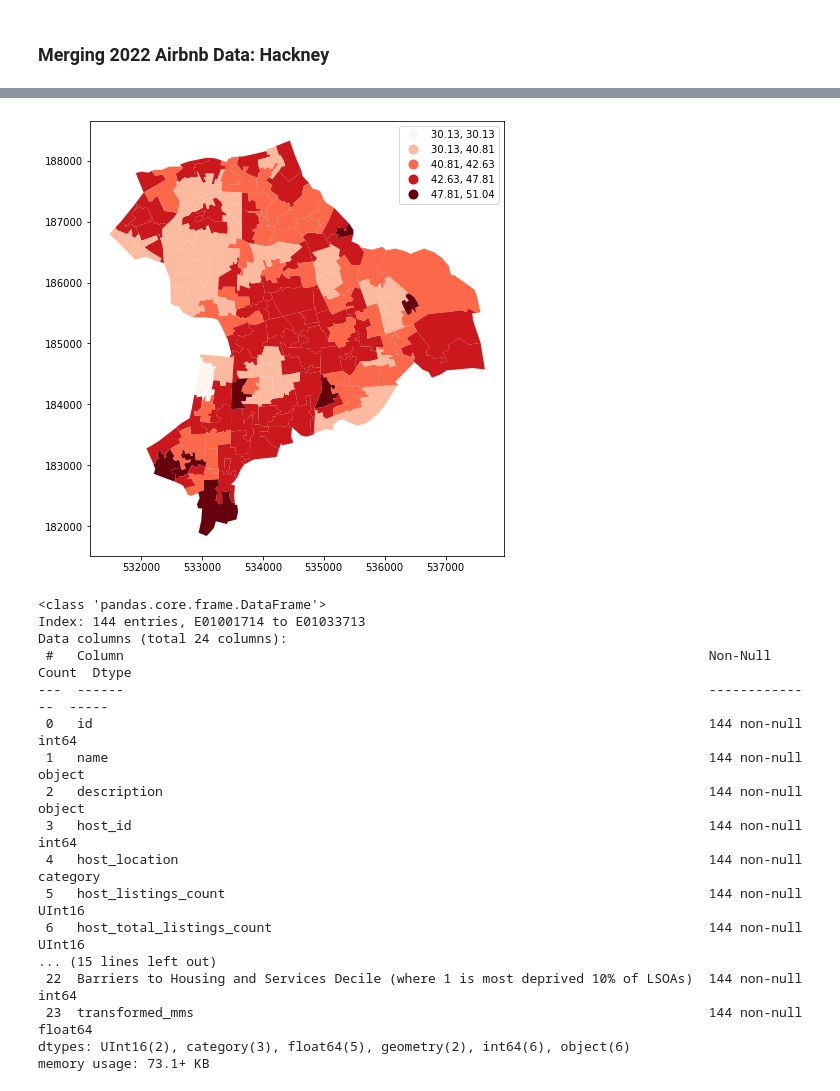
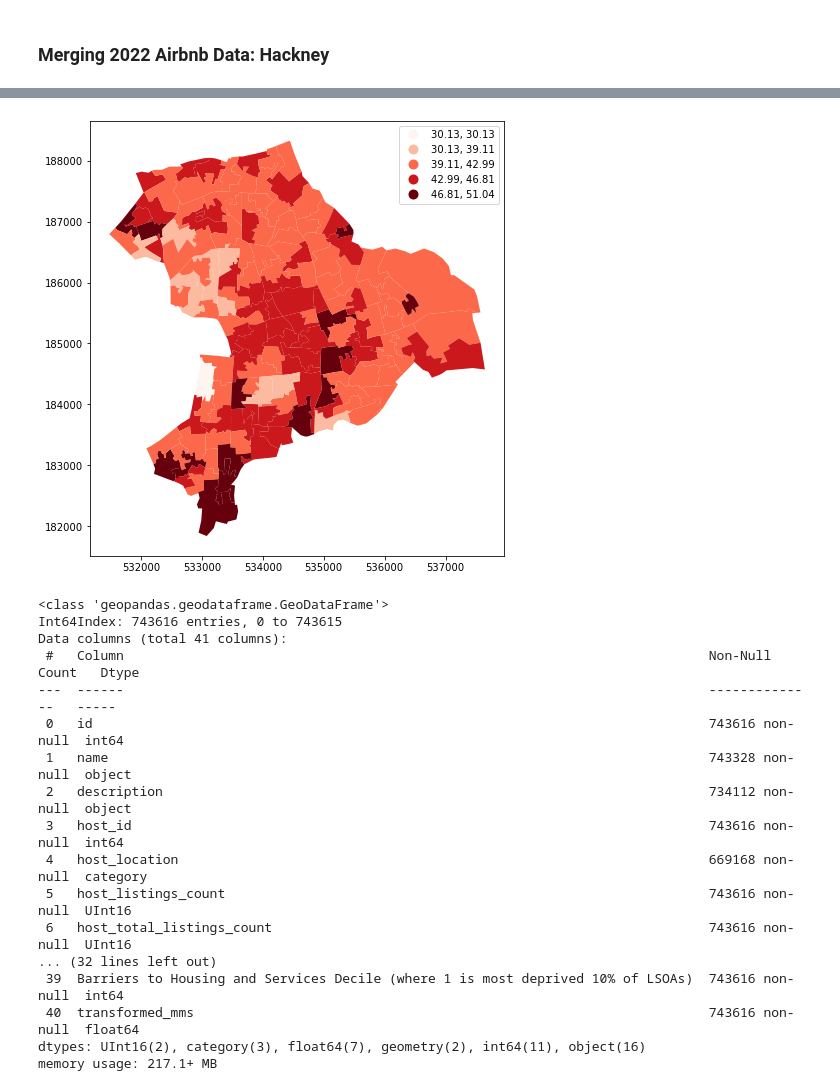
Before and after one commit to lordschmear/outline.fsds, a Jupyter notebook: Synthesising_Datasets.ipynb, the cells around one changed output, grey strips where cells are left out. Cells and saved outputs as stored; diff of their text form; code cells hidden in the pictures.

```diff
--- a/Synthesising_Datasets.ipynb
+++ b/Synthesising_Datasets.ipynb
@@ -604,2 +616,2 @@ memory usage: 549.8+ KB
 # %%
-hackney_dep = lsoa_shp_file.merge(hackney_dep, how="inner", left_on='LSOA11CD', right_on='LSOA11CD')
+hackney_deprivation = lsoa_shp_file.merge(hackney_dep, how="inner", left_on='LSOA11CD', right_on='LSOA11CD')
@@ -660,7 +643,7 @@ memory usage: 11.2+ KB
 # %%
-Hackg = hackney_dep2.set_geometry('geometry_x')
-Hackg.plot(column='Barriers to Housing and Services Score', legend=True,
+hackney_deprivation_geometry = hackney_deprivation.set_geometry('geometry_x')
+hackney_deprivation_geometry.plot(column='Barriers to Housing and Services Score', legend=True,
              figsize=(8,8), scheme='Fisher_Jenks_Sampled',cmap = 'Reds');
 # %% [output]
-[figure, old version]
+[figure, new version]
 # %%
@@ -670,20 +651,20 @@ hack_list2 = hack_list.groupby('LSOA11CD').agg({'id': 'first','name': 'first','d
 # %%
-hack_list2.info(verbose=True)
+hackney_listings.info(verbose=True)
 # %% [output]
-<class 'pandas.core.frame.DataFrame'>
-Index: 144 entries, E01001714 to E01033713
-Data columns (total 24 columns):
- #   Column                                                                           Non-Null Count  Dtype
----  ------                                                                           --------------  -----
- 0   id                                                                               144 non-null    int64
- 1   name                                                                             144 non-null    object
- 2   description                                                                      144 non-null    object
- 3   host_id                                                                          144 non-null    int64
- 4   host_location                                                                    144 non-null    category
- 5   host_listings_count                                                              144 non-null    UInt16
- 6   host_total_listings_count                                                        144 non-null    UInt16
-... (15 lines left out)
- 22  Barriers to Housing and Services Decile (where 1 is most deprived 10% of LSOAs)  144 non-null    int64
- 23  transformed_mms                                                                  144 non-null    float64
-dtypes: UInt16(2), category(3), float64(5), geometry(2), int64(6), object(6)
-memory usage: 73.1+ KB
+<class 'geopandas.geodataframe.GeoDataFrame'>
+Int64Index: 743616 entries, 0 to 743615
+Data columns (total 41 columns):
+ #   Column                                                                           Non-Null Count   Dtype
+---  ------                                                                           --------------   -----
+ 0   id                                                                               743616 non-null  int64
+ 1   name                                                                             743328 non-null  object
+ 2   description                                                                      734112 non-null  object
+ 3   host_id                                                                          743616 non-null  int64
+ 4   host_location                                                                    669168 non-null  category
+ 5   host_listings_count                                                              743616 non-null  UInt16
+ 6   host_total_listings_count                                                        743616 non-null  UInt16
+... (32 lines left out)
+ 39  Barriers to Housing and Services Decile (where 1 is most deprived 10% of LSOAs)  743616 non-null  int64
+ 40  transformed_mms                                                                  743616 non-null  float64
+dtypes: UInt16(2), category(3), float64(7), geometry(2), int64(11), object(16)
+memory usage: 217.1+ MB
```
Also changed, not shown: parts of 71 cells of this notebook.
